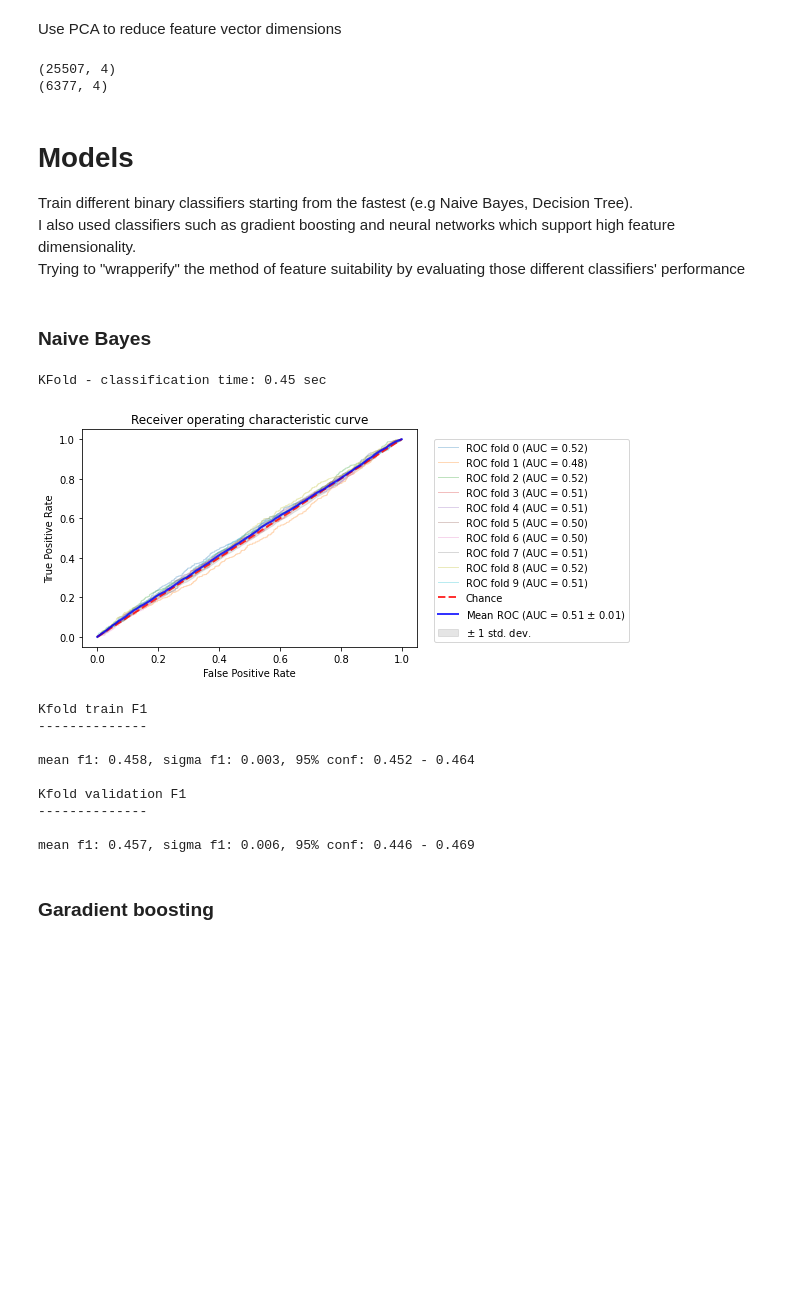
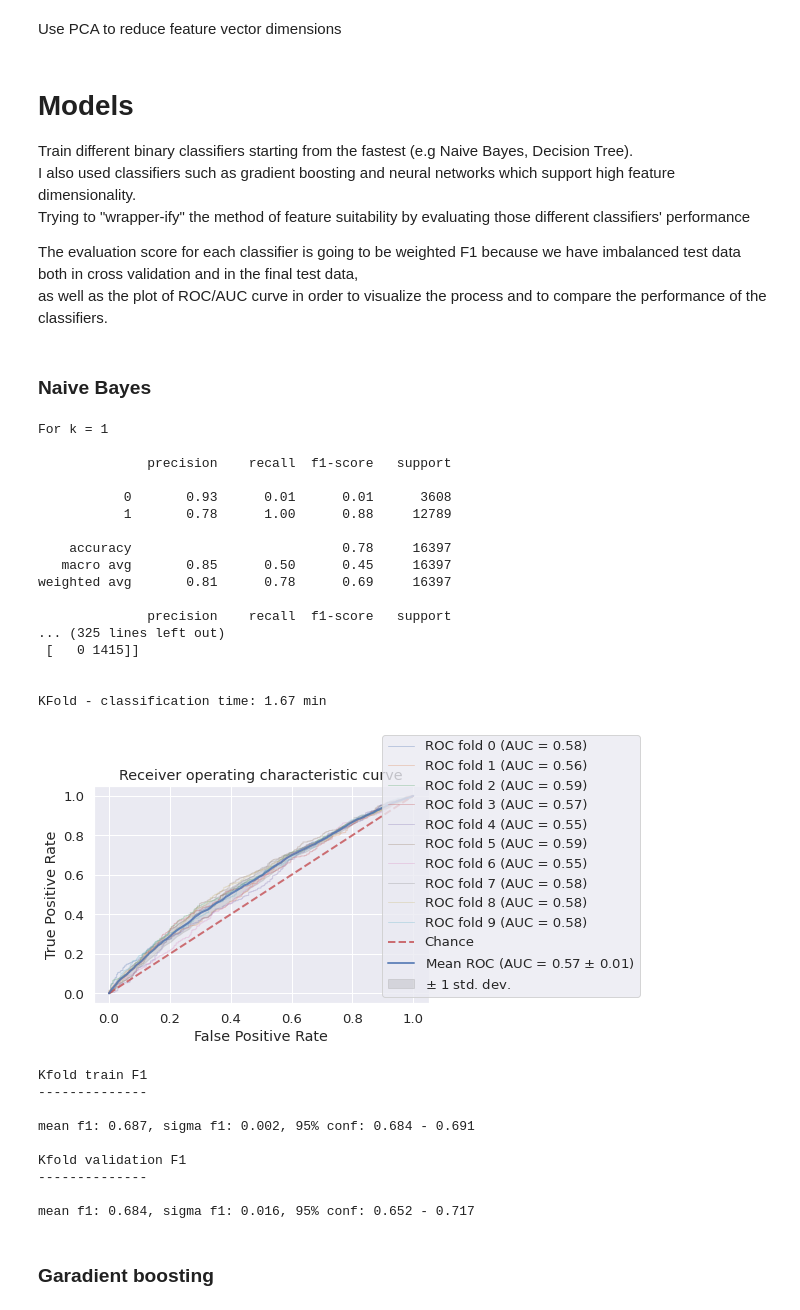
Before and after one commit to MatthewZid/ErgasiaML, a Jupyter notebook: src/personalityML.ipynb, the cells around one changed output. Cells and saved outputs as stored; diff of their text form; code cells hidden in the pictures; blank space fills up the shorter version.

Commit message:
performing tests

```diff
--- a/src/personalityML.ipynb
+++ b/src/personalityML.ipynb
@@ -414,7 +349,7 @@ for v in data['class'].unique():
     ratio.append(len(data[data['class'] == min_class]) / len(data[data['class'] == v]))
 
 # remove (length-remn) items from min class
-remn = 7000
+remn = 5000
 delindex = data[data['class'] == min_class].index[0:(len(data[data['class'] == min_class]) - remn)]
 data.drop(delindex, inplace=True)
 
@@ -492,0 +427,10 @@ data['text'] = data['text'].apply(lambda text: lem(text))
+# %%
+# create class index dict
+def change_values(label):
+    if label == 'I': return 1
+    else: return 0
+
+data['class'] = data['class'].apply(lambda label: change_values(label))
+
+X = data['text'].to_numpy()
+y = data['class'].to_numpy()
@@ -620,50 +550,65 @@ Smote can be used for that case, in order to oversample the training dataset and
 # %% [markdown]
 Use PCA to reduce feature vector dimensions
 # %%
-from sklearn.decomposition import PCA
-# from sklearn.preprocessing import StandardScaler
+# from sklearn.decomposition import PCA
+# # from sklearn.preprocessing import StandardScaler
 
-# scaler = StandardScaler()
-# scaler.fit(X_train.toarray())
-# X_train = scaler.transform(X_train.toarray())
-# X_test = scaler.transform(X_test.toarray())
+# # scaler = StandardScaler()
+# # scaler.fit(X_train.toarray())
+# # X_train = scaler.transform(X_train.toarray())
+# # X_test = scaler.transform(X_test.toarray())
 
-pca = PCA(n_components=4) # convert feature vector space into 4 dimensions
-# pca = PCA(0.95) # find the minimum principal components in order to retain 95% of initial variance
-pca.fit(X_train.toarray())
-X_train = pca.transform(X_train.toarray())
-X_test = pca.transform(X_test.toarray())
-print(X_train.shape)
-print(X_test.shape)
+# pca = PCA(n_components=4) # convert feature vector space into 4 dimensions
+# # pca = PCA(0.95) # find the minimum principal components in order to retain 95% of initial variance
+# pca.fit(X_train)
+# X_train = pca.transform(X_train)
+# X_test = pca.transform(X_test)
+# print(X_train.shape)
+# print(X_test.shape)
-# %% [output]
-(25507, 4)
-(6377, 4)
 # %% [markdown]
 # Models
 Train different binary classifiers starting from the fastest (e.g Naive Bayes, Decision Tree).
 I also used classifiers such as gradient boosting and neural networks which support high feature dimensionality.
-Trying to "wrapperify" the method of feature suitability by evaluating those different classifiers' performance
+Trying to "wrapper-ify" the method of feature suitability by evaluating those different classifiers' performance
+
+The evaluation score for each classifier is going to be weighted F1 because we have imbalanced test data both in cross validation and in the final test data,
+as well as the plot of ROC/AUC curve in order to visualize the process and to compare the performance of the classifiers.
 # %% [markdown]
 ### Naive Bayes
 # %%
 from sklearn.naive_bayes import GaussianNB
-from sklearn.svm import SVC
-from sklearn import tree
+from sklearn.naive_bayes import MultinomialNB
 
-clf = GaussianNB()
-clf_kfold(X_train, y_train, clf)
+clf = make_pipeline(vectorizer, MultinomialNB())
+best_clf = clf_kfold(X_train, y_train, clf)
 # %% [output]
-KFold - classification time: 0.45 sec
+For k = 1
+
+              precision    recall  f1-score   support
+
+           0       0.93      0.01      0.01      3608
+           1       0.78      1.00      0.88     12789
+
+    accuracy                           0.78     16397
+   macro avg       0.85      0.50      0.45     16397
+weighted avg       0.81      0.78      0.69     16397
+
+              precision    recall  f1-score   support
+... (325 lines left out)
+ [   0 1415]]
+
+
+KFold - classification time: 1.67 min
-[figure, old version]
+[figure, new version]
 Kfold train F1
 --------------
 
-mean f1: 0.458, sigma f1: 0.003, 95% conf: 0.452 - 0.464
+mean f1: 0.687, sigma f1: 0.002, 95% conf: 0.684 - 0.691
 
 Kfold validation F1
 --------------
 
-mean f1: 0.457, sigma f1: 0.006, 95% conf: 0.446 - 0.469
+mean f1: 0.684, sigma f1: 0.016, 95% conf: 0.652 - 0.717
 # %% [markdown]
 ### Garadient boosting
 # %%
```
Also changed, not shown: parts of 30 cells of this notebook.
